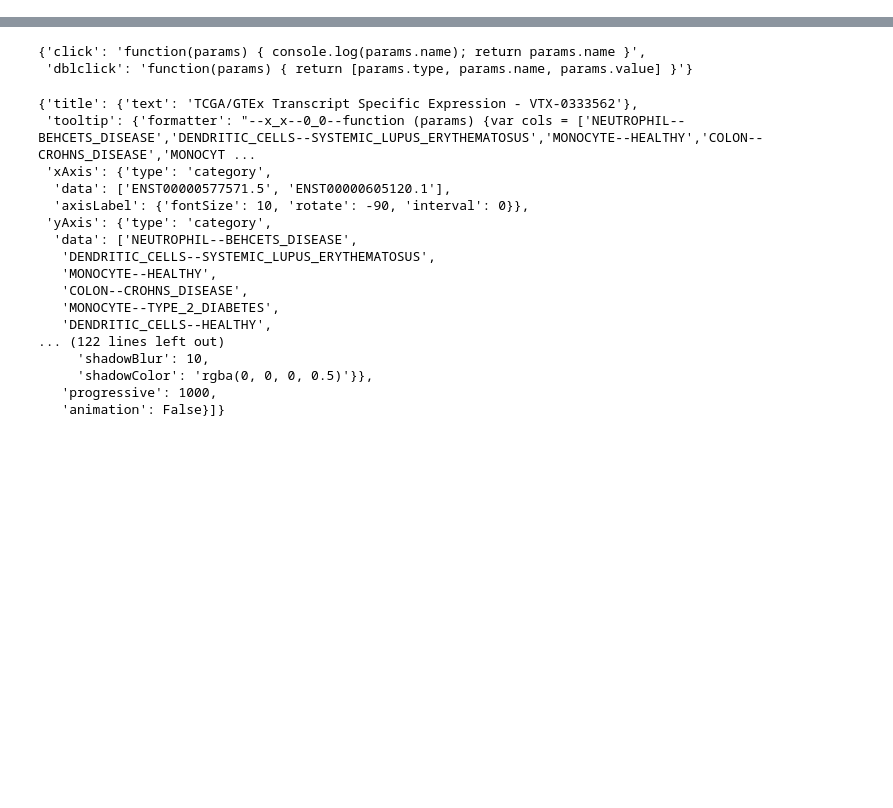
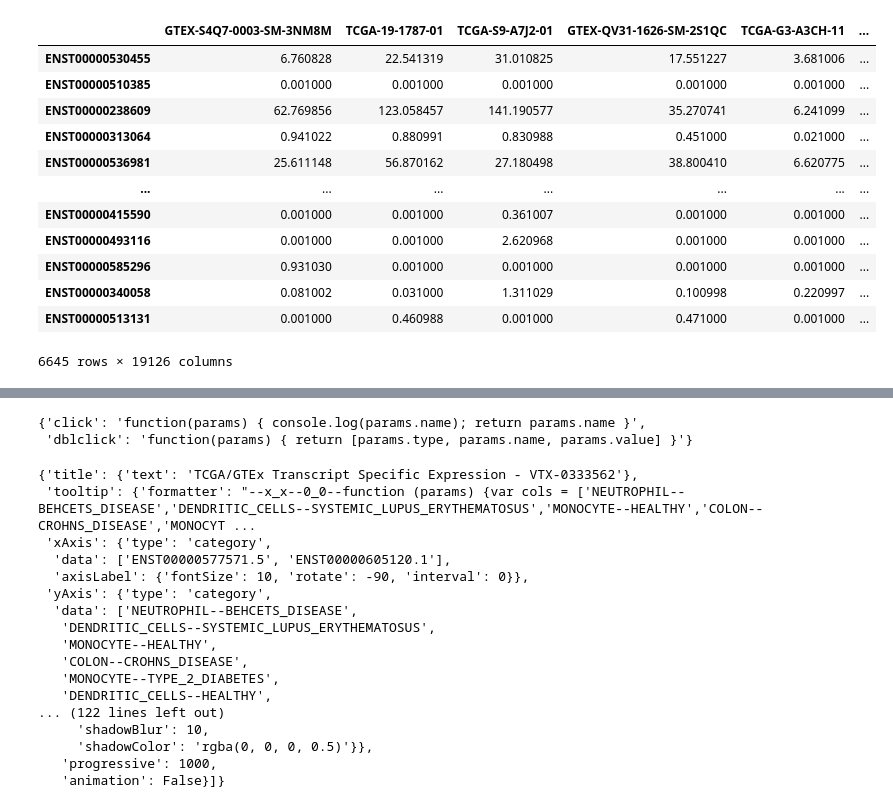
Before and after one commit to veliatx/dashboard, a Jupyter notebook: dashboard/testing.ipynb, the cells around one changed output, grey strips where cells are left out. Cells and saved outputs as stored; diff of their text form; code cells hidden in the pictures; blank space fills up the shorter version.

```diff
--- a/dashboard/testing.ipynb
+++ b/dashboard/testing.ipynb
@@ -3,0 +29,16 @@
+# %%
+xena_vtx_sums
+# %% [output]
+|  | GTEX-S4Q7-0003-SM-3NM8M | TCGA-19-1787-01 | TCGA-S9-A7J2-01 | GTEX-QV31-1626-SM-2S1QC | TCGA-G3-A3CH-11 | ... |
+| ENST00000530455 | 6.760828 | 22.541319 | 31.010825 | 17.551227 | 3.681006 | ... |
+| ENST00000510385 | 0.001000 | 0.001000 | 0.001000 | 0.001000 | 0.001000 | ... |
+| ENST00000238609 | 62.769856 | 123.058457 | 141.190577 | 35.270741 | 6.241099 | ... |
+| ENST00000313064 | 0.941022 | 0.880991 | 0.830988 | 0.451000 | 0.021000 | ... |
+| ENST00000536981 | 25.611148 | 56.870162 | 27.180498 | 38.800410 | 6.620775 | ... |
+| ... | ... | ... | ... | ... | ... | ... |
+| ENST00000415590 | 0.001000 | 0.001000 | 0.361007 | 0.001000 | 0.001000 | ... |
+| ENST00000493116 | 0.001000 | 0.001000 | 2.620968 | 0.001000 | 0.001000 | ... |
+| ENST00000585296 | 0.931030 | 0.001000 | 0.001000 | 0.001000 | 0.001000 | ... |
+| ENST00000340058 | 0.081002 | 0.031000 | 1.311029 | 0.100998 | 0.220997 | ... |
+| ENST00000513131 | 0.001000 | 0.460988 | 0.001000 | 0.471000 | 0.001000 | ... |
+6645 rows × 19126 columns
```
Also changed, not shown: parts of 15 cells of this notebook, 4 other files.
